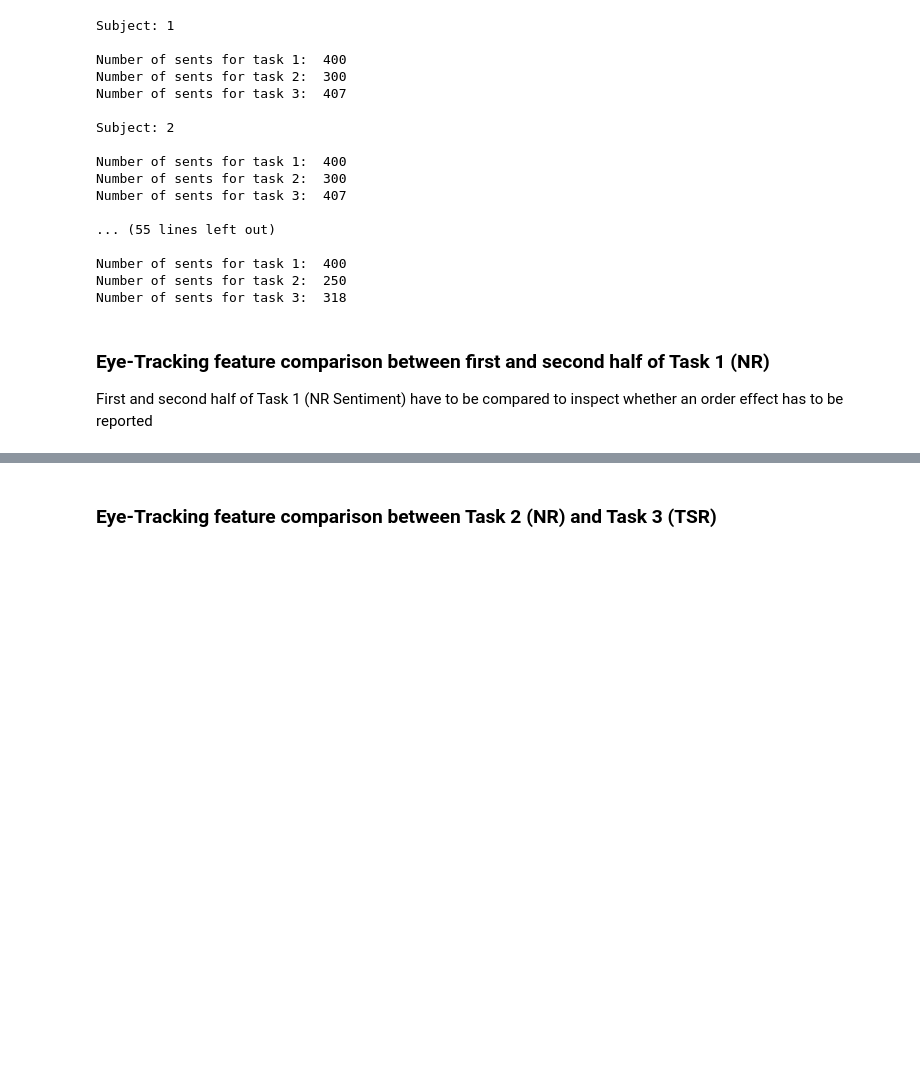
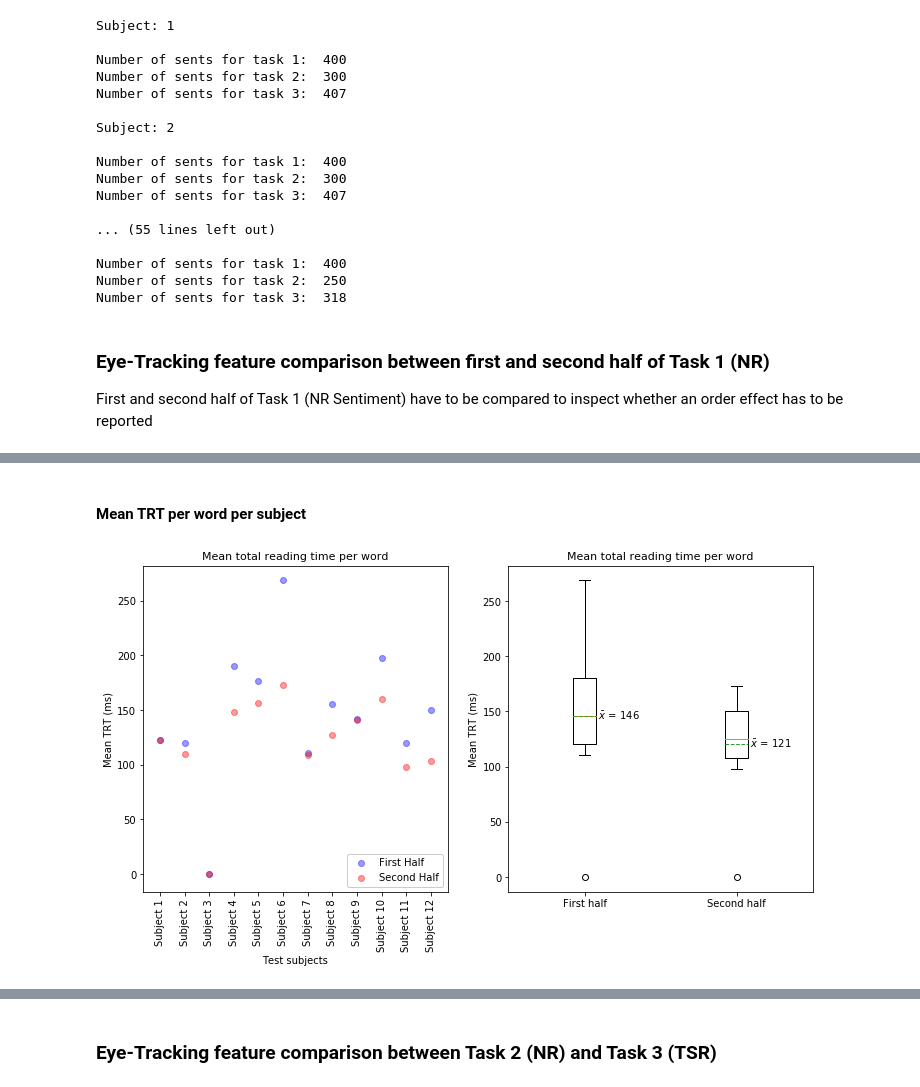
Before and after one commit to PosoSAgapo/NER-with-EEG-and-ET, a Jupyter notebook: data_exploration.ipynb, the cells around one changed output, grey strips where cells are left out. Saved outputs shown, nothing was run; the diff lists cells and outputs as text; code cells hidden in the pictures; blank space fills up the shorter version.

```diff
--- a/data_exploration.ipynb
+++ b/data_exploration.ipynb
@@ -222,0 +147,6 @@ plt.show()
+# %% [markdown]
+#### Mean TRT per word per subject
+# %%
+plot_trt(mean_trt_t1_first, mean_trt_t1_second)
+# %% [output]
+[figure, added]
```
Also changed, not shown: parts of 31 cells of this notebook, 1 other file.
